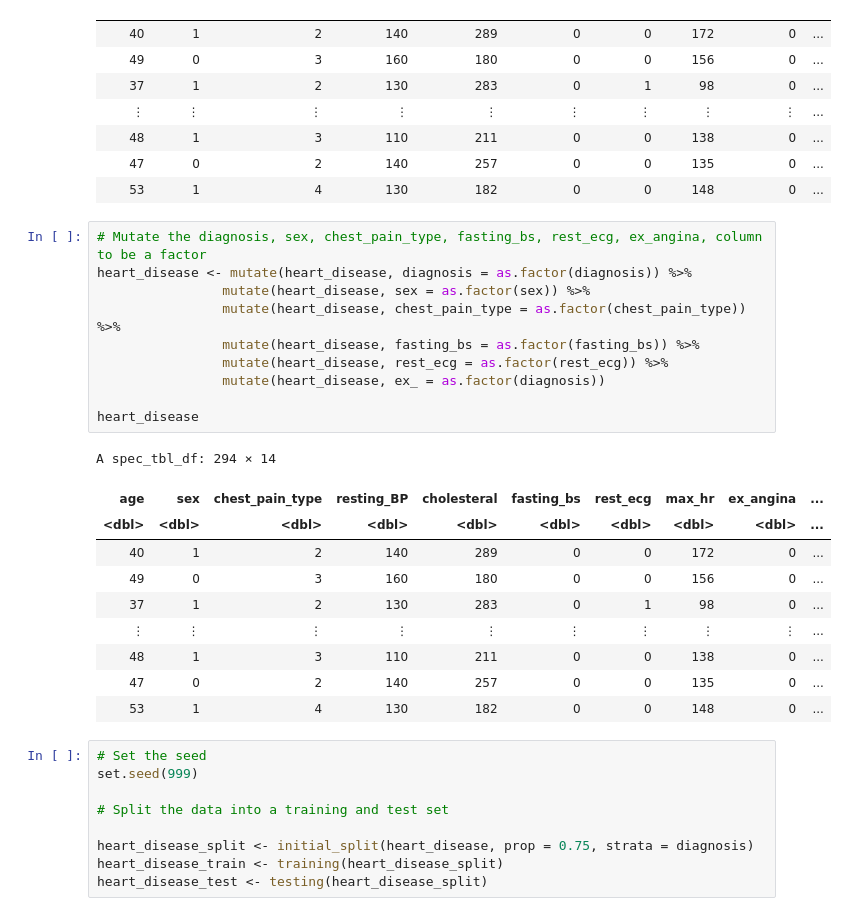
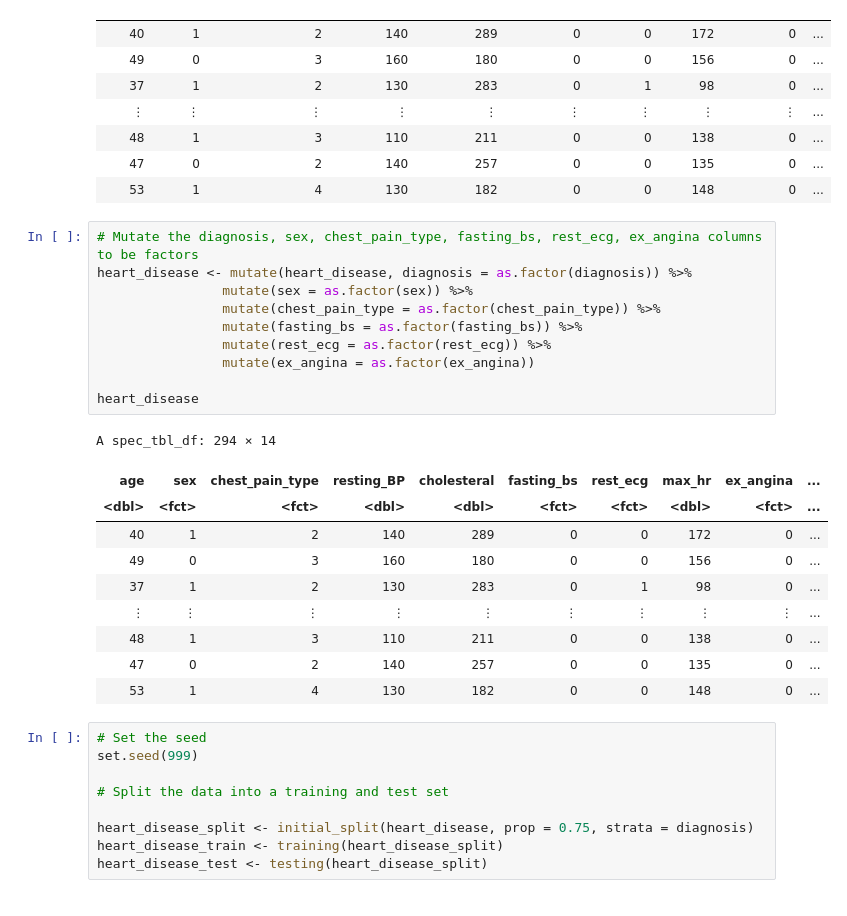
Before and after one commit to camirr/Heart-Disease-Data-Set-Case-Study, a Jupyter notebook: Project_proposal.ipynb, the cells around one changed output. Saved outputs shown, nothing was run; the diff lists cells and outputs as text.

```diff
--- a/Project_proposal.ipynb
+++ b/Project_proposal.ipynb
@@ -49,19 +49,19 @@ A spec_tbl_df: 294 × 14
 | 47 | 0 | 2 | 140 | 257 | 0 | 0 | 135 | 0 | ... |
 | 53 | 1 | 4 | 130 | 182 | 0 | 0 | 148 | 0 | ... |
 # %%
-# Mutate the diagnosis, sex, chest_pain_type, fasting_bs, rest_ecg, ex_angina, column to be a factor
+# Mutate the diagnosis, sex, chest_pain_type, fasting_bs, rest_ecg, ex_angina columns to be factors
 heart_disease <- mutate(heart_disease, diagnosis = as.factor(diagnosis)) %>%
-                mutate(heart_disease, sex = as.factor(sex)) %>%
-                mutate(heart_disease, chest_pain_type = as.factor(chest_pain_type)) %>%
-                mutate(heart_disease, fasting_bs = as.factor(fasting_bs)) %>%
-                mutate(heart_disease, rest_ecg = as.factor(rest_ecg)) %>%
-                mutate(heart_disease, ex_ = as.factor(diagnosis))
+                mutate(sex = as.factor(sex)) %>%
+                mutate(chest_pain_type = as.factor(chest_pain_type)) %>%
+                mutate(fasting_bs = as.factor(fasting_bs)) %>%
+                mutate(rest_ecg = as.factor(rest_ecg)) %>%
+                mutate(ex_angina = as.factor(ex_angina))
 
 heart_disease
 # %% [output]
 A spec_tbl_df: 294 × 14
 | age | sex | chest_pain_type | resting_BP | cholesteral | fasting_bs | rest_ecg | max_hr | ex_angina | ... |
-| <dbl> | <dbl> | <dbl> | <dbl> | <dbl> | <dbl> | <dbl> | <dbl> | <dbl> | ... |
+| <dbl> | <fct> | <fct> | <dbl> | <dbl> | <fct> | <fct> | <dbl> | <fct> | ... |
 | 40 | 1 | 2 | 140 | 289 | 0 | 0 | 172 | 0 | ... |
 | 49 | 0 | 3 | 160 | 180 | 0 | 0 | 156 | 0 | ... |
 | 37 | 1 | 2 | 130 | 283 | 0 | 1 | 98 | 0 | ... |
```
